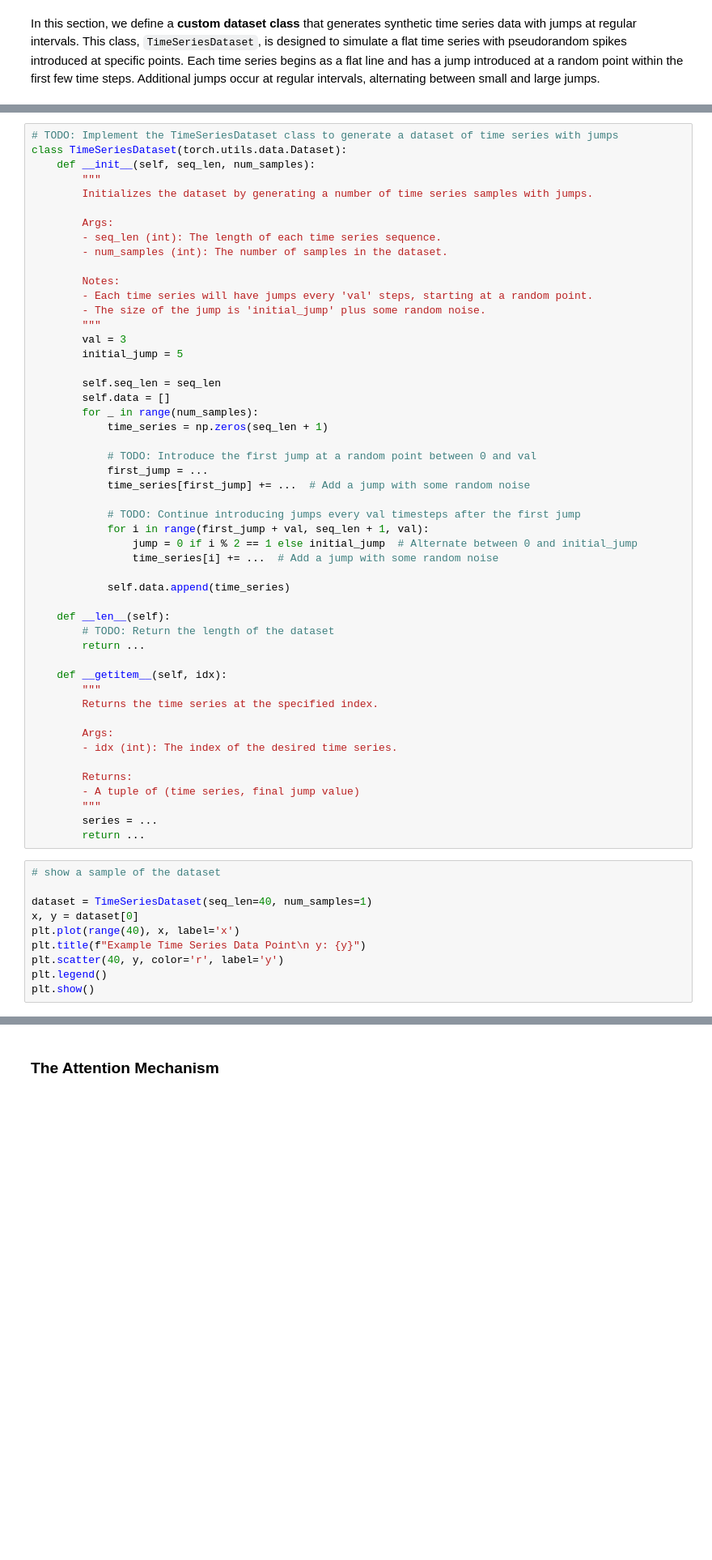
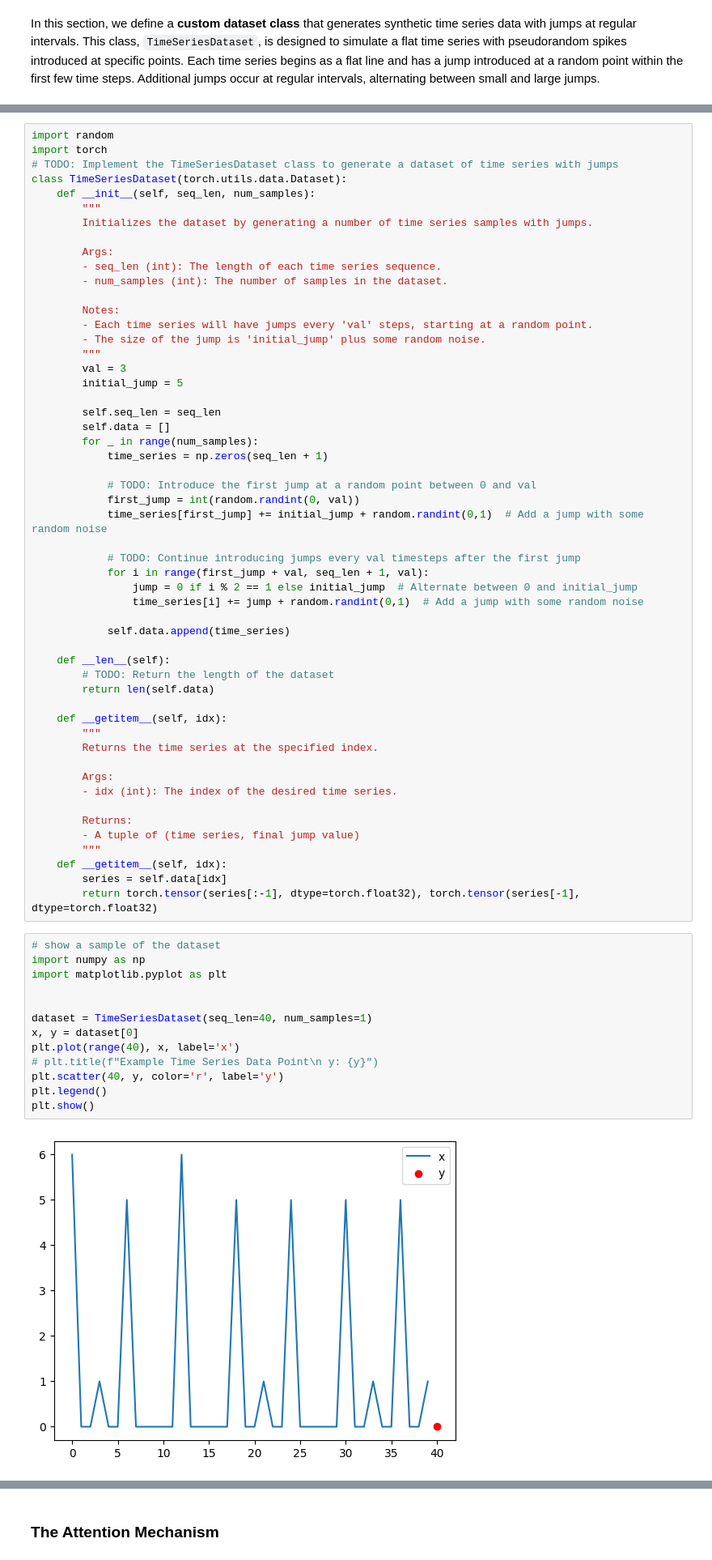
Before and after one commit to dbdmg/llm, a Jupyter notebook: lab02/text-02-attention.ipynb, the cells around one changed output, grey strips where cells are left out. Shown at 81% size. Cells and saved outputs as stored; diff of their text form; blank space fills up the shorter version.

```diff
--- a/lab02/text-02-attention.ipynb
+++ b/lab02/text-02-attention.ipynb
@@ -36,6 +36,8 @@ In this exercise, you will implement a class to create a synthetic time series d
 - After the first jump, subsequent jumps occur every `val` timesteps, alternating between no jump (`0`) and a full jump (`initial_jump`), again with some random noise.
 - The dataset should return the time series and the value of the final jump.
 # %%
+import random
+import torch
 # TODO: Implement the TimeSeriesDataset class to generate a dataset of time series with jumps
 class TimeSeriesDataset(torch.utils.data.Dataset):
     def __init__(self, seq_len, num_samples):
@@ -59,19 +61,19 @@ class TimeSeriesDataset(torch.utils.data.Dataset):
             time_series = np.zeros(seq_len + 1)
 
             # TODO: Introduce the first jump at a random point between 0 and val
-            first_jump = ...
-            time_series[first_jump] += ...  # Add a jump with some random noise
+            first_jump = int(random.randint(0, val))
+            time_series[first_jump] += initial_jump + random.randint(0,1)  # Add a jump with some random noise
 
             # TODO: Continue introducing jumps every val timesteps after the first jump
             for i in range(first_jump + val, seq_len + 1, val):
                 jump = 0 if i % 2 == 1 else initial_jump  # Alternate between 0 and initial_jump
-                time_series[i] += ...  # Add a jump with some random noise
+                time_series[i] += jump + random.randint(0,1)  # Add a jump with some random noise
 
             self.data.append(time_series)
 
     def __len__(self):
         # TODO: Return the length of the dataset
-        return ...
+        return len(self.data)
 
     def __getitem__(self, idx):
         """
@@ -83,18 +85,24 @@ class TimeSeriesDataset(torch.utils.data.Dataset):
         Returns:
         - A tuple of (time series, final jump value)
         """
-        series = ...
-        return ...
+    def __getitem__(self, idx):
+        series = self.data[idx]
+        return torch.tensor(series[:-1], dtype=torch.float32), torch.tensor(series[-1], dtype=torch.float32)
 # %%
 # show a sample of the dataset
+import numpy as np
+import matplotlib.pyplot as plt
+
 
 dataset = TimeSeriesDataset(seq_len=40, num_samples=1)
 x, y = dataset[0]
 plt.plot(range(40), x, label='x')
-plt.title(f"Example Time Series Data Point\n y: {y}")
+# plt.title(f"Example Time Series Data Point\n y: {y}")
 plt.scatter(40, y, color='r', label='y')
 plt.legend()
 plt.show()
+# %% [output]
+[figure, added]
 # %% [markdown]
 The resulting sample should look like this:
 
```
Also changed, not shown: parts of 10 cells of this notebook.
